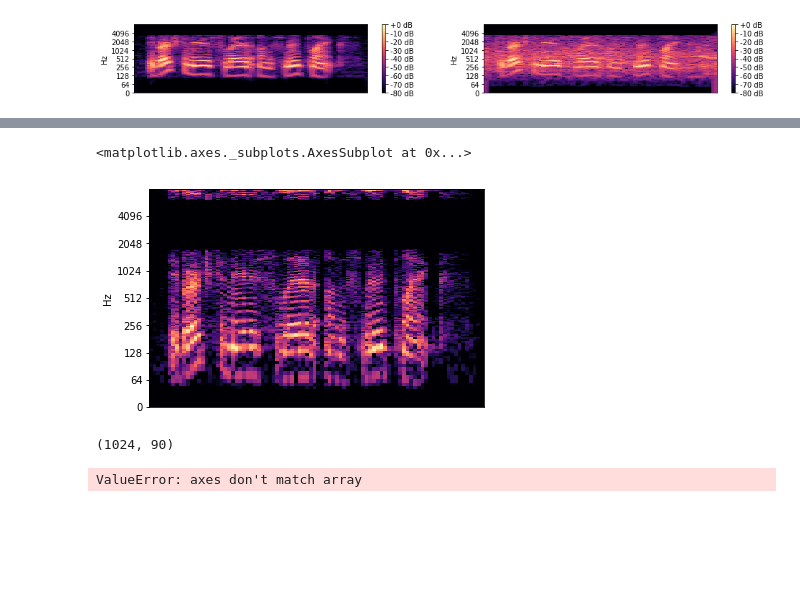
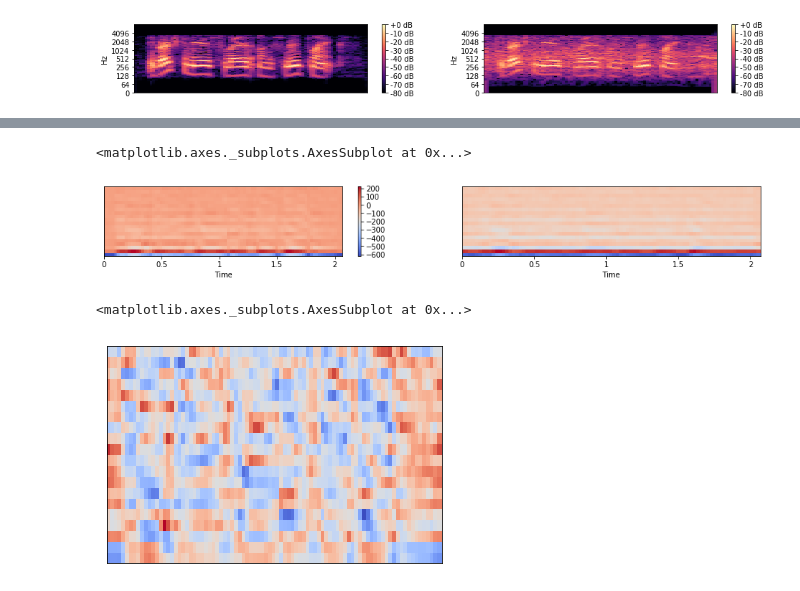
Before and after one commit to lukas/ml-class, a Jupyter notebook: keras-audio/audio.ipynb, the cells around one changed output, grey strips where cells are left out. Cells and saved outputs as stored; diff of their text form; code cells hidden in the pictures; blank space fills up the shorter version.

```diff
--- a/keras-audio/audio.ipynb
+++ b/keras-audio/audio.ipynb
@@ -46,15 +45,17 @@ _, t, Sxx_Vec_Temp = signal.stft(src_clean, fs=SR, nperseg=stft_size, return_one
-# %%
-Mag = Sxx_Vec_Temp.imag
-display.specshow(librosa.amplitude_to_db(Mag), y_axis='log', sr=SR)
-# %% [output]
-<matplotlib.axes._subplots.AxesSubplot at 0x...>
-[figure, removed]
-# %%
-import numpy as np
-print(Mag.shape)
-inp = np.transpose(Mag, (0, 1, 3, 2))
-outputData_ISTFT = signal.istft(Mag, fs=SR, nperseg=stft_size, input_onesided = False)
-print(outputData_ISTFT)
-# %% [output]
-(1024, 90)
-ValueError: axes don't match array
+# %%
+mfcc_clean = librosa.feature.mfcc(src_clean, sr=SR, n_mfcc=20)
+mfcc_noise = librosa.feature.mfcc(src_noise, sr=SR, n_mfcc=20)
+plt.figure(figsize=(16, 8))
+plt.subplot(4, 2, 1)
+display.specshow(mfcc_clean, x_axis='time')
+plt.colorbar()
+plt.subplot(4, 2, 2)
+display.specshow(mfcc_noise, x_axis='time')
+# %% [output]
+<matplotlib.axes._subplots.AxesSubplot at 0x...>
+[figure, added]
+# %%
+display.specshow(sklearn.preprocessing.scale(mfcc_clean, axis=1))
+# %% [output]
+<matplotlib.axes._subplots.AxesSubplot at 0x...>
+[figure, added]
```
Also changed, not shown: parts of 6 cells of this notebook, 1 other file.
